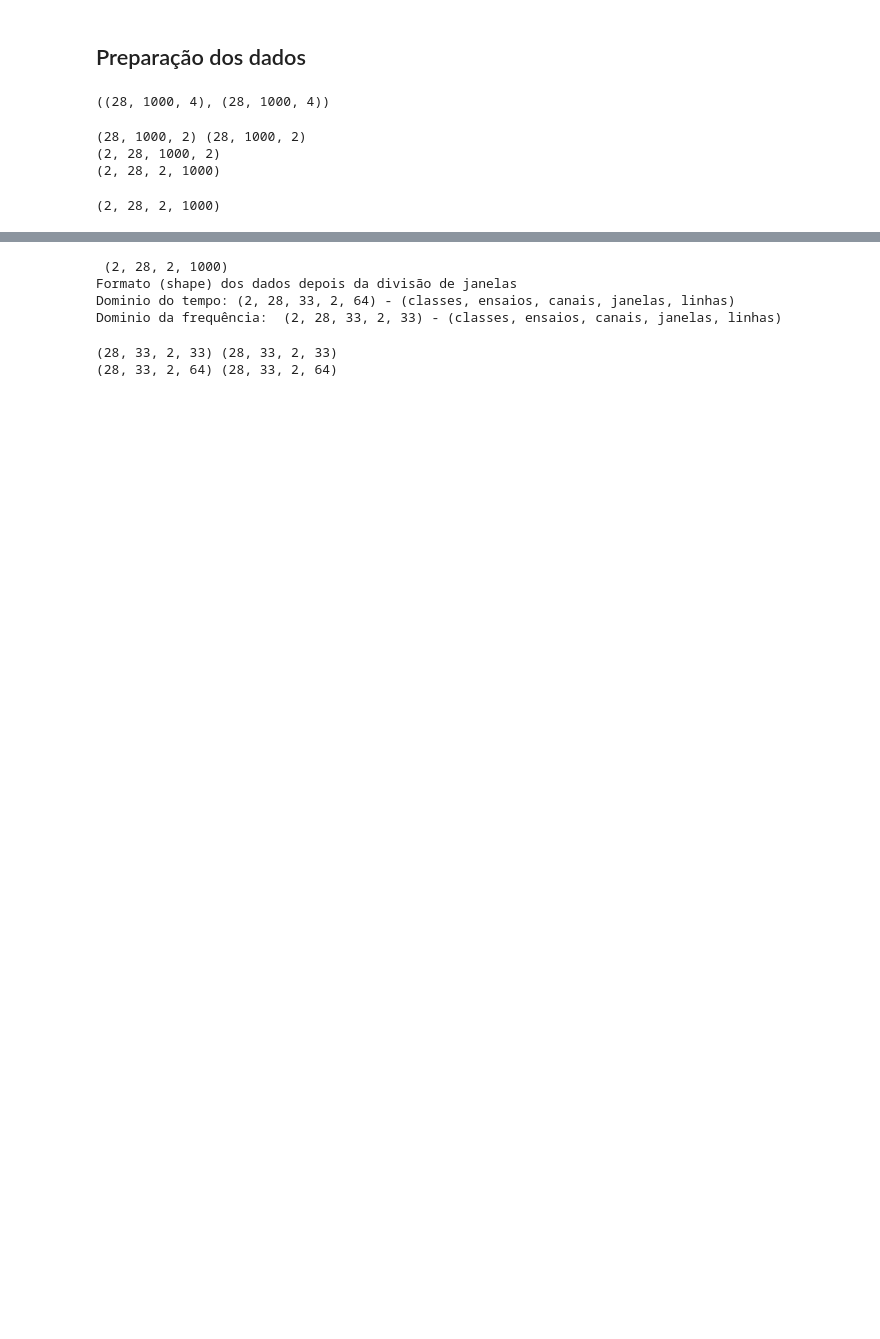
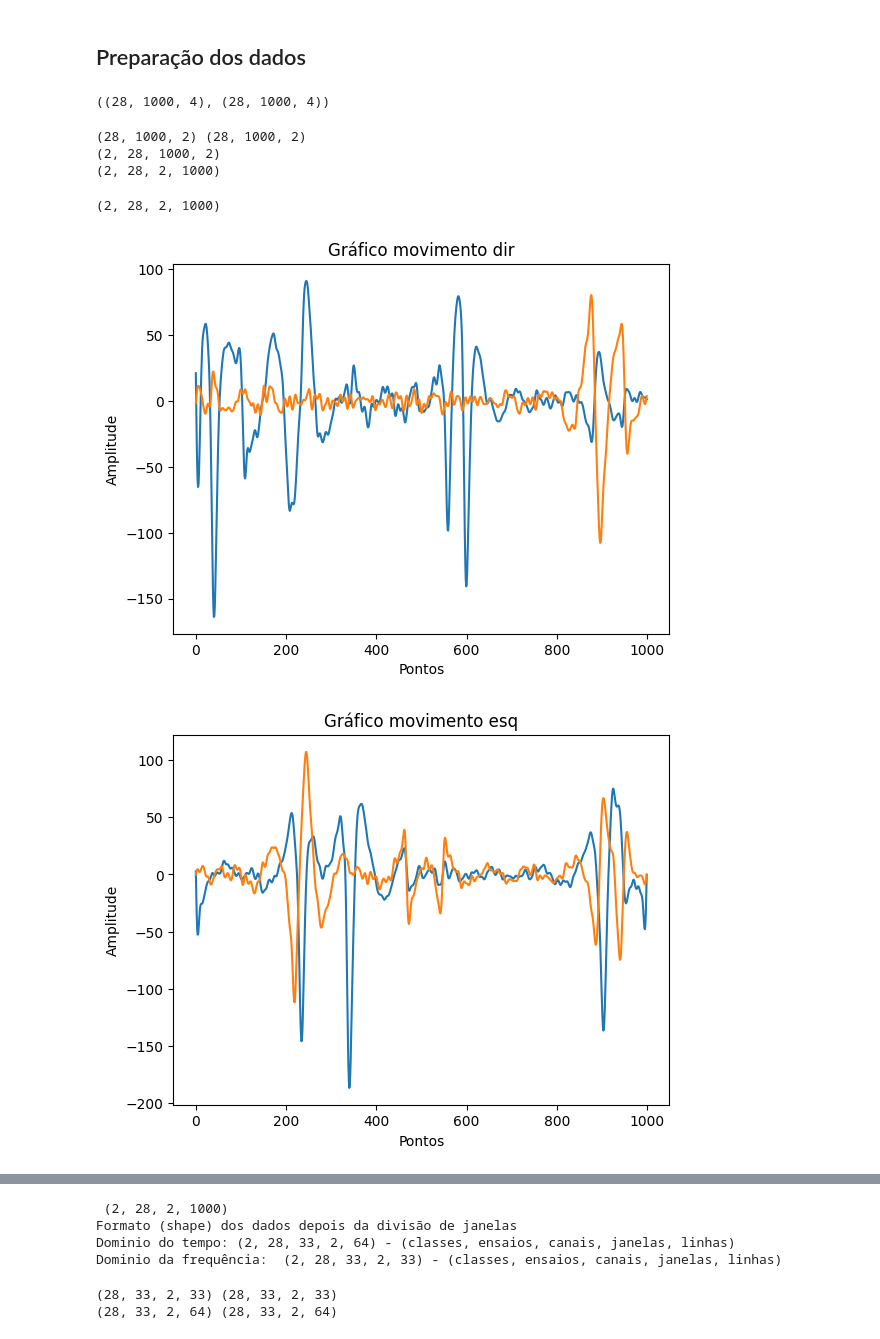
Before and after one commit to anacarlaquallio/reconhecimento_padroes, a Jupyter notebook: EOG/prepare.ipynb, the cells around one changed output, grey strips where cells are left out. Saved outputs shown, nothing was run; the diff lists cells and outputs as text; code cells hidden in the pictures; blank space fills up the shorter version.

Commit message:
gráfico

```diff
--- a/EOG/prepare.ipynb
+++ b/EOG/prepare.ipynb
@@ -53,3 +56,20 @@ filtered_data = butter_bandpass(filtered_data, 5, 50)
 filtered_data.shape
 # %% [output]
 (2, 28, 2, 1000)
+# %%
+# Visualização de 3 das 28 classes
+labels_str = ['dir', 'esq', 'cima', 'baixo', 'cima', 'baixo',
+              'baixo', 'esq', 'dir', 'baixo', 'dir', 'dir', 'esq', 'cima',
+              'baixo', 'cima', 'esq', 'dir', 'cima', 'esq', 'baixo', 'esq',
+              'dir', 'esq', 'cima', 'dir', 'cima', 'baixo']
+
+for target in range(0, 3):
+    plt.plot(filtered_data[0, target, 0, :])
+    plt.plot(filtered_data[0, target, 1, :])
+    plt.xlabel('Pontos')
+    plt.ylabel('Amplitude')
+    plt.title(f"Gráfico movimento {labels_str[target]}")
+    plt.show()
+# %% [output]
+[figure, added]
+[figure, added]
```
Also changed, not shown: parts of 2 cells of this notebook.
